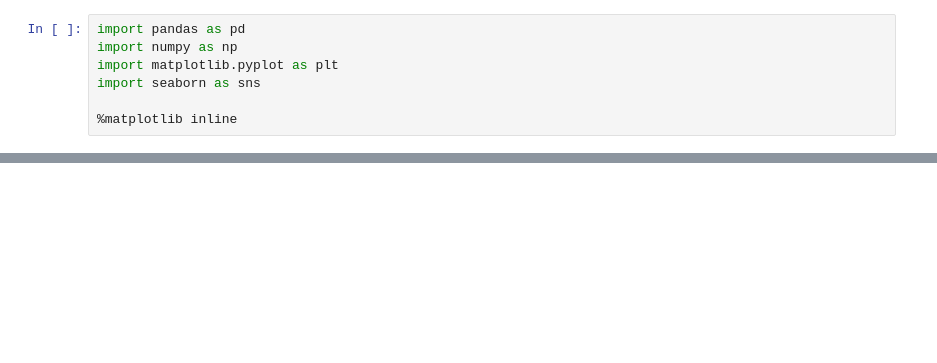
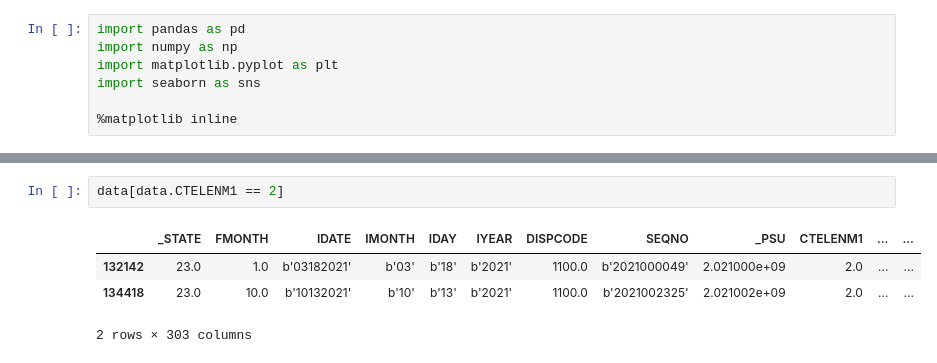
Before and after one commit to puhalskib/adv-p-health, a Jupyter notebook: main.ipynb, the cells around one changed output, grey strips where cells are left out. Cells and saved outputs as stored; diff of their text form; blank space fills up the shorter version.

```diff
--- a/main.ipynb
+++ b/main.ipynb
@@ -30,0 +83,7 @@ Index(['Unnamed: 0', '_STATE', 'FMONTH', 'IDATE', 'IMONTH', 'IDAY', 'IYEAR',
+# %%
+data[data.CTELENM1 == 2]
+# %% [output]
+|  | _STATE | FMONTH | IDATE | IMONTH | IDAY | IYEAR | DISPCODE | SEQNO | _PSU | CTELENM1 | ... | ... |
+| 132142 | 23.0 | 1.0 | b'03182021' | b'03' | b'18' | b'2021' | 1100.0 | b'2021000049' | 2.021000e+09 | 2.0 | ... | ... |
+| 134418 | 23.0 | 10.0 | b'10132021' | b'10' | b'13' | b'2021' | 1100.0 | b'2021002325' | 2.021002e+09 | 2.0 | ... | ... |
+2 rows × 303 columns
```
Also changed, not shown: parts of 17 cells of this notebook, 4 other files.
